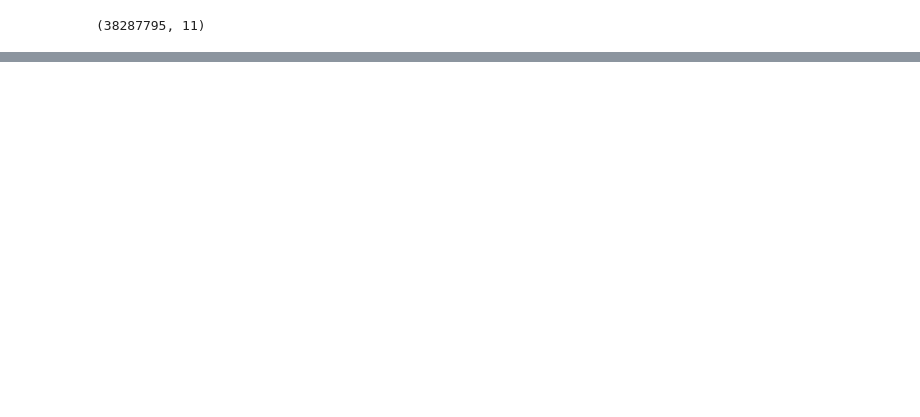
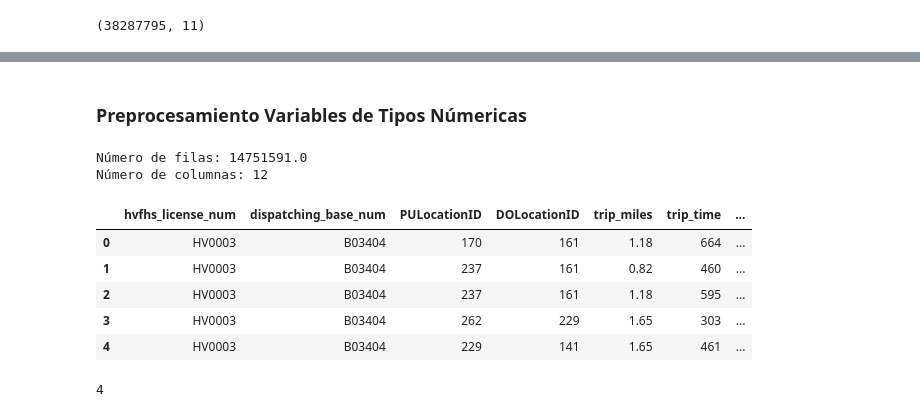
Before and after one commit to clblommberg/MVP_ML_TransporteNY, a Jupyter notebook: notebooks/03_ETL.ipynb, the cells around one changed output, grey strips where cells are left out. Cells and saved outputs as stored; diff of their text form; code cells hidden in the pictures; blank space fills up the shorter version.

```diff
--- a/notebooks/03_ETL.ipynb
+++ b/notebooks/03_ETL.ipynb
@@ -527,0 +588,3 @@ shape: (15, 2)
+# %%
+# Calcular la duración de espera en segundos
+df_dask['espera_segundos'] = (df_dask['on_scene_datetime'] - df_dask['request_datetime']).dt.total_seconds()
@@ -527,0 +607,39 @@ shape: (15, 2)
+# %% [markdown]
+### Preprocesamiento Variables de Tipos Númericas
+# %%
+# Reemplazar los valores nulos por 0.00 en las columnas relevantes
+relevant_columns = ['base_passenger_fare', 'tolls', 'bcf', 'sales_tax', 'congestion_surcharge',
+                    'airport_fee', 'tips', 'driver_pay']
+
+# Reemplazar los valores nulos por 0.00 en todas las columnas relevantes
+for col in relevant_columns:
+    df_dask[col] = df_dask[col].fillna(0.00)
+# %%
+relevant_columns = ['base_passenger_fare', 'tolls', 'bcf', 'sales_tax', 'congestion_surcharge', 'airport_fee', 'tips', 'driver_pay']
+df_dask['total_amount'] = df_dask[relevant_columns].sum(axis=1)
+# %%
+# Eliminar las columnas originales de fecha y hora
+columnas_a_eliminar = ['tolls', 'bcf', 'sales_tax', 'congestion_surcharge','airport_fee', 'tips', 'driver_pay']
+df_dask = df_dask.drop(columnas_a_eliminar, axis=1)
+# %%
+# Obtener el número de columnas
+columnas = len(df_dask.columns)
+
+# Obtener el número de filas
+num_filas = df_dask.shape[0].compute()
+
+# Imprimir el número de filas y columnas
+print("Número de filas:", num_filas)
+print("Número de columnas:", columnas)
+# %% [output]
+Número de filas: 14751591.0
+Número de columnas: 12
+# %%
+df_dask.head()
+# %% [output]
+|  | hvfhs_license_num | dispatching_base_num | PULocationID | DOLocationID | trip_miles | trip_time | ... |
+| 0 | HV0003 | B03404 | 170 | 161 | 1.18 | 664 | ... |
+| 1 | HV0003 | B03404 | 237 | 161 | 0.82 | 460 | ... |
+| 2 | HV0003 | B03404 | 237 | 161 | 1.18 | 595 | ... |
+| 3 | HV0003 | B03404 | 262 | 229 | 1.65 | 303 | ... |
+| 4 | HV0003 | B03404 | 229 | 141 | 1.65 | 461 | ... |
@@ -527,0 +652,10 @@ shape: (15, 2)
+# %%
+from dask.distributed import Client, LocalCluster
+import dask.dataframe as dd
+import multiprocessing
+
+# Número de núcleos de CPU disponibles
+num_cores = multiprocessing.cpu_count()
+num_cores
+# %% [output]
+4
```
Also changed, not shown: parts of 72 cells of this notebook, 18 other files.
